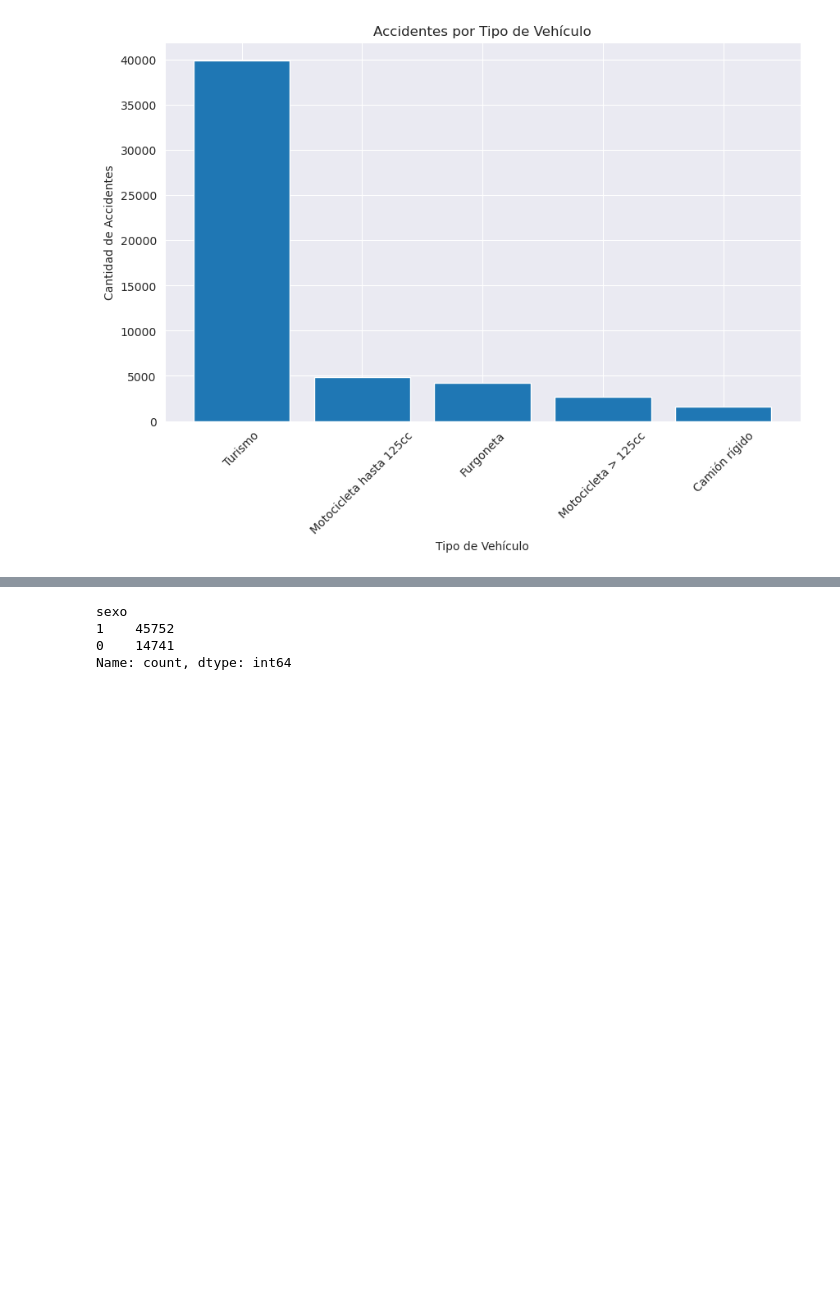
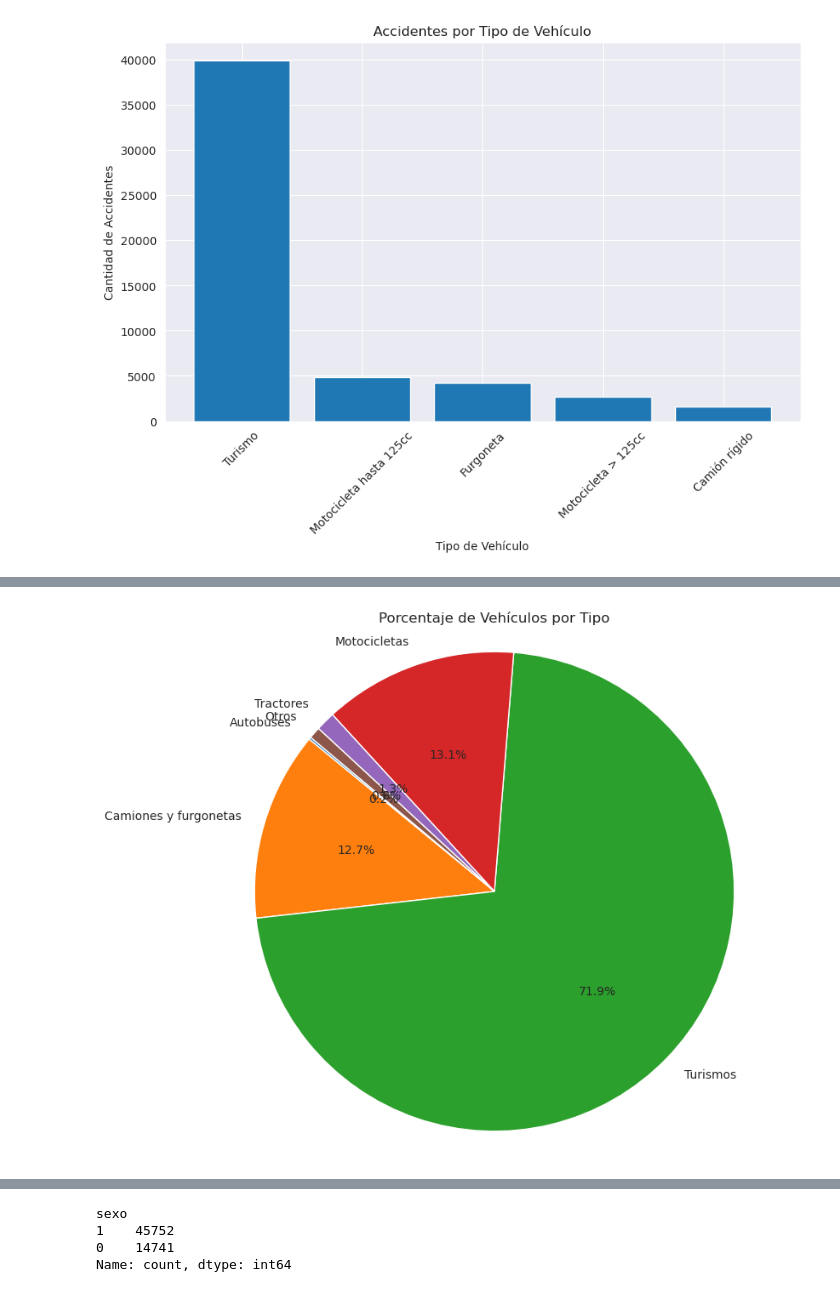
Before and after one commit to lucaramirezo/Traffic-Network-Transparency, a Jupyter notebook: Duo_Descriptive_Data_Analysis.ipynb, the cells around one changed output, grey strips where cells are left out. Drawn from its saved outputs; the diff is of its cells as text; code cells hidden in the pictures; blank space fills up the shorter version.

```diff
--- a/Duo_Descriptive_Data_Analysis.ipynb
+++ b/Duo_Descriptive_Data_Analysis.ipynb
@@ -116,0 +146,13 @@ plt.show()
+# %%
+porcentajes = [(cantidad / total_vehicles) * 100 for cantidad in type_vehicles.values()]
+
+category = list(type_vehicles.keys())
+
+plt.figure(figsize=(8, 8))
+plt.pie(porcentajes, labels=category, autopct='%1.1f%%', startangle=140)
+plt.axis('equal')
+plt.title('Porcentaje de Vehículos por Tipo')
+
+plt.show()
+# %% [output]
+[figure, added]
```
Also changed, not shown: parts of 12 cells of this notebook.
